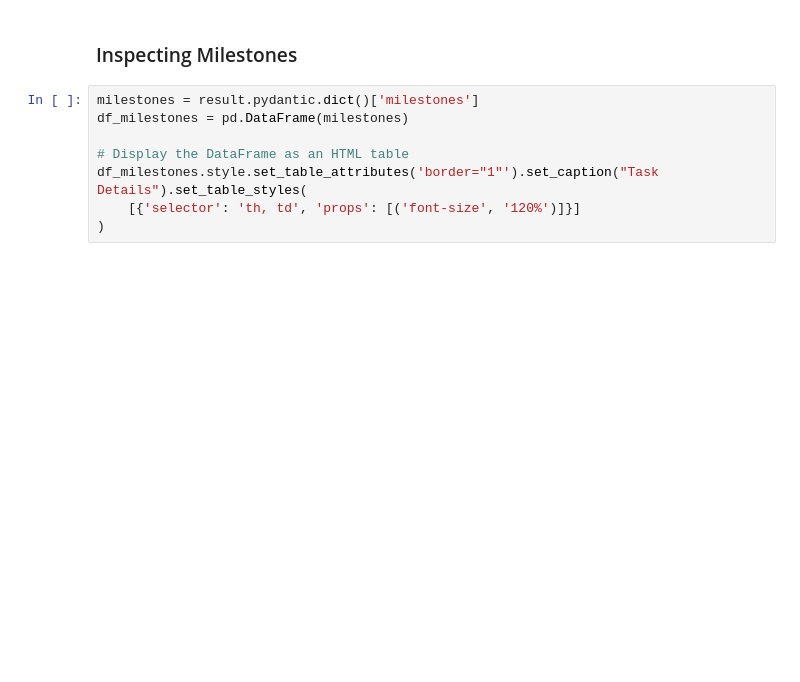
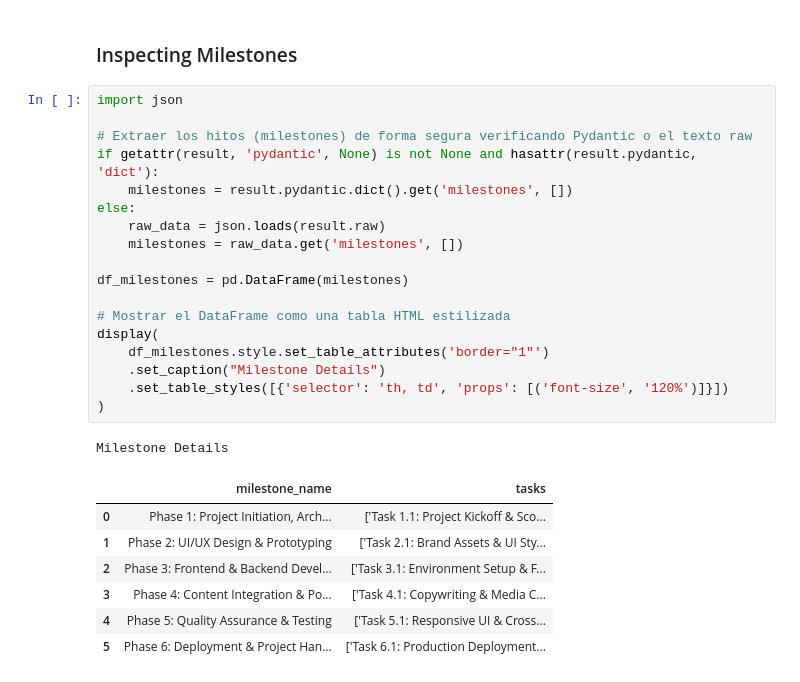
Before and after one commit to karlianamsuarezc/crew-ai-agents, a Jupyter notebook: lesson_1/notebook/L_1.ipynb, the cells around one changed output. Drawn from its saved outputs; the diff is of its cells as text; blank space fills up the shorter version.

```diff
--- a/lesson_1/notebook/L_1.ipynb
+++ b/lesson_1/notebook/L_1.ipynb
@@ -349,10 +381,29 @@ df_tasks.style.set_table_attributes('border="1"').set_caption("Task Details").se
 # %% [markdown]
 ### Inspecting Milestones
 # %%
-milestones = result.pydantic.dict()['milestones']
+import json
+
+# Extraer los hitos (milestones) de forma segura verificando Pydantic o el texto raw
+if getattr(result, 'pydantic', None) is not None and hasattr(result.pydantic, 'dict'):
+    milestones = result.pydantic.dict().get('milestones', [])
+else:
+    raw_data = json.loads(result.raw)
+    milestones = raw_data.get('milestones', [])
+
 df_milestones = pd.DataFrame(milestones)
 
-# Display the DataFrame as an HTML table
-df_milestones.style.set_table_attributes('border="1"').set_caption("Task Details").set_table_styles(
-    [{'selector': 'th, td', 'props': [('font-size', '120%')]}]
+# Mostrar el DataFrame como una tabla HTML estilizada
+display(
+    df_milestones.style.set_table_attributes('border="1"')
+    .set_caption("Milestone Details")
+    .set_table_styles([{'selector': 'th, td', 'props': [('font-size', '120%')]}])
 )
+# %% [output]
+Milestone Details
+|  | milestone_name | tasks |
+| 0 | Phase 1: Project Initiation, Arch... | ['Task 1.1: Project Kickoff & Sco... |
+| 1 | Phase 2: UI/UX Design & Prototyping | ['Task 2.1: Brand Assets & UI Sty... |
+| 2 | Phase 3: Frontend & Backend Devel... | ['Task 3.1: Environment Setup & F... |
+| 3 | Phase 4: Content Integration & Po... | ['Task 4.1: Copywriting & Media C... |
+| 4 | Phase 5: Quality Assurance & Testing | ['Task 5.1: Responsive UI & Cross... |
+| 5 | Phase 6: Deployment & Project Han... | ['Task 6.1: Production Deployment... |
```
Also changed, not shown: parts of 2 cells of this notebook, 3 other files.
